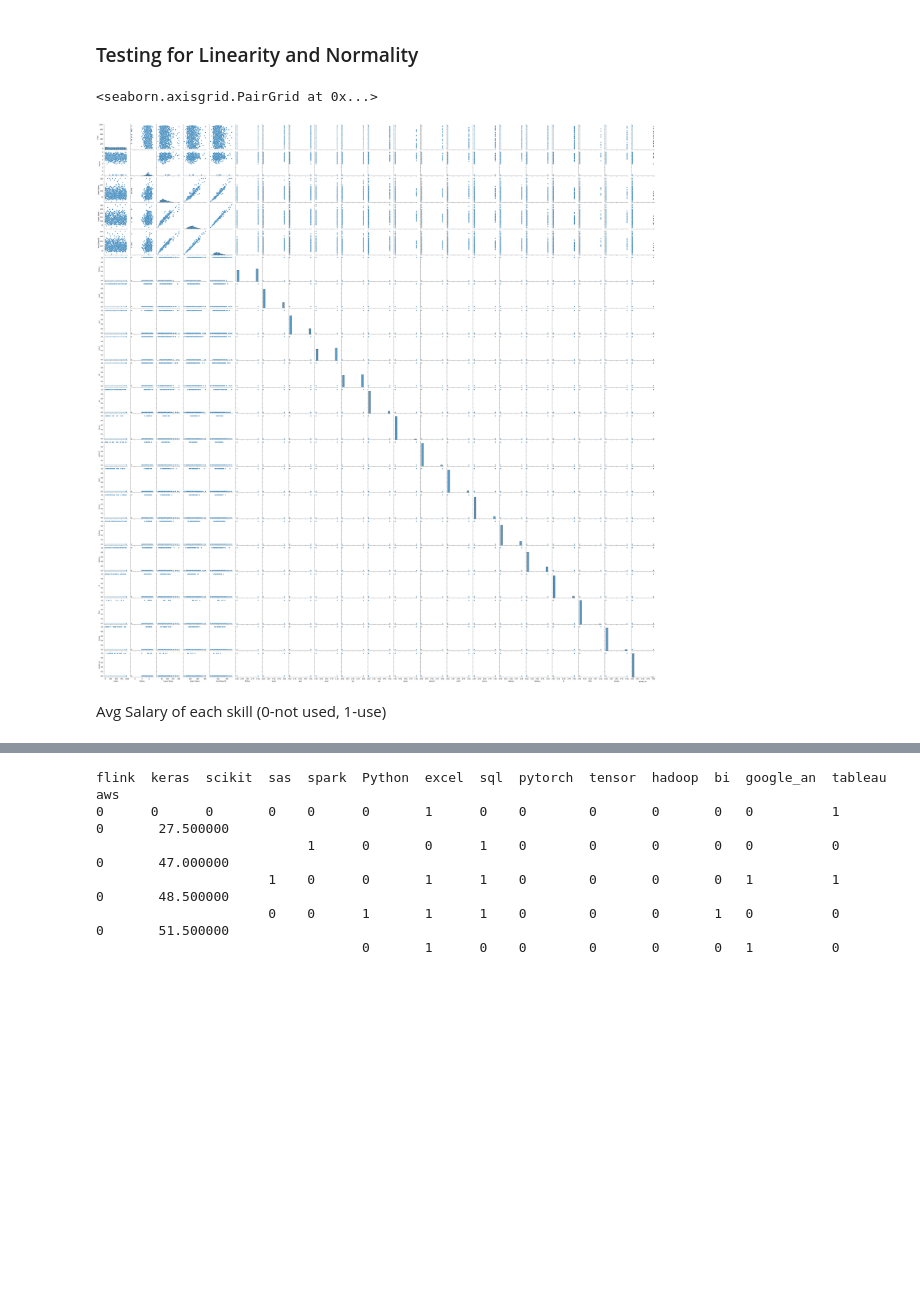
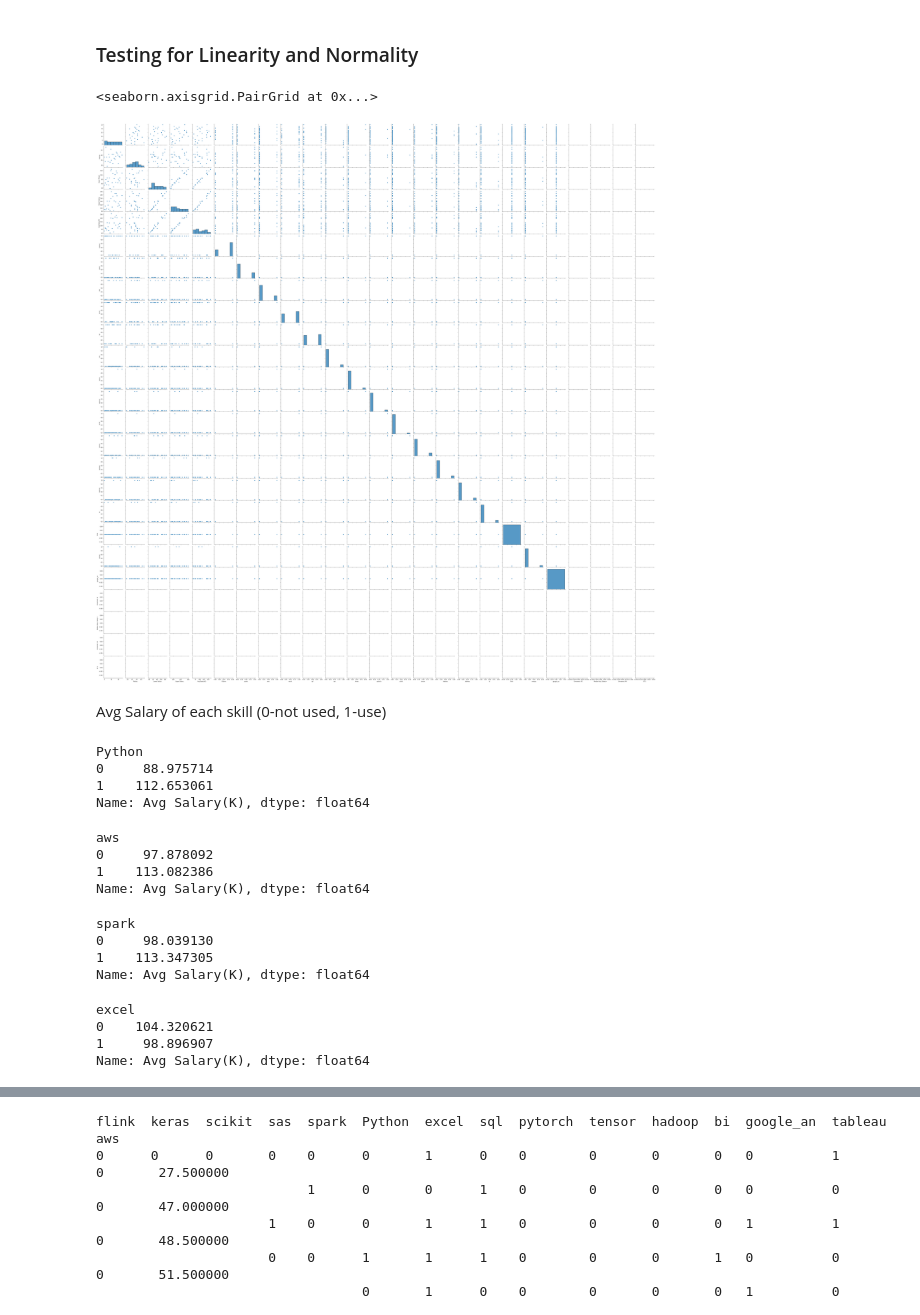
Before and after one commit to Kimmieli/Final-Project-DataScience-Salaries, a Jupyter notebook: Data Science Salary in Python.ipynb, the cells around one changed output, grey strips where cells are left out. Cells and saved outputs as stored; diff of their text form; code cells hidden in the pictures; blank space fills up the shorter version.

```diff
--- a/Data Science Salary in Python.ipynb
+++ b/Data Science Salary in Python.ipynb
@@ -11,7 +11,7 @@ import pandas as pd
 # %% [markdown]
 ### Load Dataset
 # %%
-Salaries = pd.read_csv('C:/Users/sever/Desktop/JennsSchool/FinalProject/Datasets/data_cleaned_2021.csv')
+Salaries = pd.read_csv(r"C:\Users\lien0\OneDrive\Documents\GitHub\Final-Project-DataScience-Salaries\Data Fram in Excel Data Science Salaries 2021.csv")
 # %%
 Salaries.drop(['Salary Estimate', 'Job Description', 'Headquarters', 'Size', 'Founded', 'Revenue', 'Competitors', 'Hourly', 'Employer provided', 'company_txt', 'Age', 'job_title_sim', 'seniority_by_title'], axis= 1, inplace= True)
 # %% [markdown]
@@ -371,20 +372,44 @@ from scipy.stats import boxcox
 # %% [markdown]
 ### Testing for Linearity and Normality
 # %%
-sns.pairplot(Salaries)
+sns.pairplot(Salaries.head(25))
 # %% [output]
 <seaborn.axisgrid.PairGrid at 0x...>
-[figure, old version]
+[figure, new version]
 # %% [markdown]
 Avg Salary of each skill (0-not used, 1-use)
 # %%
 pythonavg = Salaries.groupby(['Python'])['Avg Salary(K)'].mean()
+print(pythonavg)
+# %% [output]
+Python
+0     88.975714
+1    112.653061
+Name: Avg Salary(K), dtype: float64
 # %%
 
 awsAvg =Salaries.groupby(['aws'])['Avg Salary(K)'].mean()
+awsAvg
+# %% [output]
+aws
+0     97.878092
+1    113.082386
+Name: Avg Salary(K), dtype: float64
 # %%
 sparkAvg = Salaries.groupby(['spark'])['Avg Salary(K)'].mean()
+sparkAvg
+# %% [output]
+spark
+0     98.039130
+1    113.347305
+Name: Avg Salary(K), dtype: float64
 # %%
 excelAvg = Salaries.groupby(['excel'])['Avg Salary(K)'].mean()
+excelAvg
+# %% [output]
+excel
+0    104.320621
+1     98.896907
+Name: Avg Salary(K), dtype: float64
 # %%
 sqlAvg = Salaries.groupby(['sql'])['Avg Salary(K)'].mean()
```
Also changed, not shown: parts of 23 cells of this notebook.
